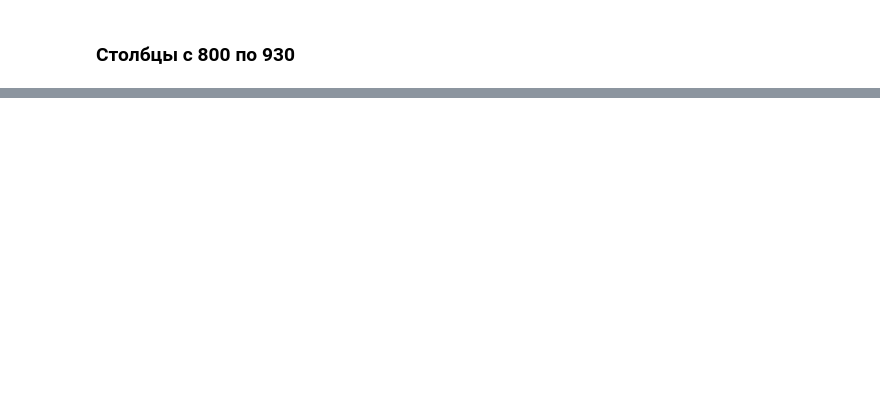
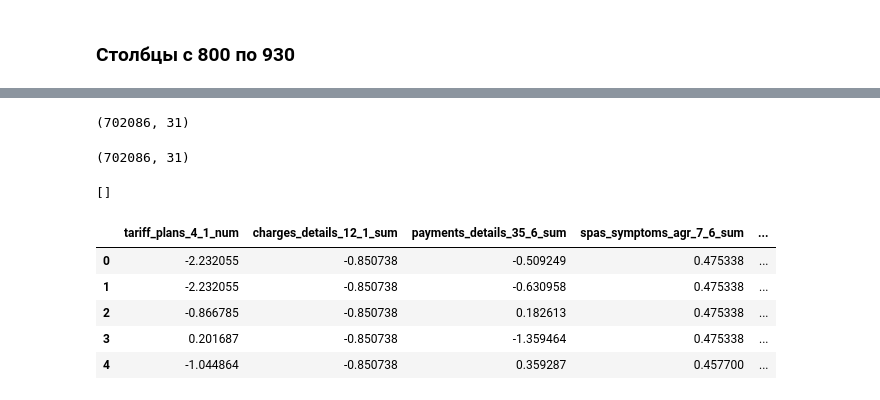
Before and after one commit to YandexhakatonR1/Hakaton_R1, a Jupyter notebook: nikolai_kashirskii/feature_selection/01-kashirskii-feature-selection.ipynb, the cells around one changed output, grey strips where cells are left out. Cells and saved outputs as stored; diff of their text form; code cells hidden in the pictures; blank space fills up the shorter version.

```diff
--- a/nikolai_kashirskii/feature_selection/01-kashirskii-feature-selection.ipynb
+++ b/nikolai_kashirskii/feature_selection/01-kashirskii-feature-selection.ipynb
@@ -293,0 +386,12 @@ Length: 110, dtype: float64
+# %%
+# убираем константные столбцы
+data = variance_filter(data, 0.5)
+data.shape
+# %% [output]
+(702086, 31)
+# %%
+# удалим столбцы где много пропусков
+data = data.dropna(axis=1, thresh=data.shape[0]/2)
+data.shape
+# %% [output]
+(702086, 31)
@@ -293,0 +401,28 @@ Length: 110, dtype: float64
+# %%
+# считаем..
+data_corr = data.corr()
+
+# приводим в должный вид
+reshaped_corr_matrix = reshape_corr_matrix(data_corr)
+# %%
+# определяем мультиколлинеарные признаки для удаления
+features_to_delete = reshaped_corr_matrix \
+    .query('corr != 1.0 and corr > @corr_threshold') \
+    .sort_values(by='corr', ascending=False) \
+    .iloc[::2, :]['feature_2'].to_list()
+
+# выводим их на экран
+features_to_delete
+# %% [output]
+[]
+# %%
+# отфильтровали числовые признаки
+data = data.drop(features_to_delete, axis=1)
+data.head()
+# %% [output]
+|  | tariff_plans_4_1_num | charges_details_12_1_sum | payments_details_35_6_sum | spas_symptoms_agr_7_6_sum | ... |
+| 0 | -2.232055 | -0.850738 | -0.509249 | 0.475338 | ... |
+| 1 | -2.232055 | -0.850738 | -0.630958 | 0.475338 | ... |
+| 2 | -0.866785 | -0.850738 | 0.182613 | 0.475338 | ... |
+| 3 | 0.201687 | -0.850738 | -1.359464 | 0.475338 | ... |
+| 4 | -1.044864 | -0.850738 | 0.359287 | 0.457700 | ... |
```
Also changed, not shown: parts of 44 cells of this notebook.
